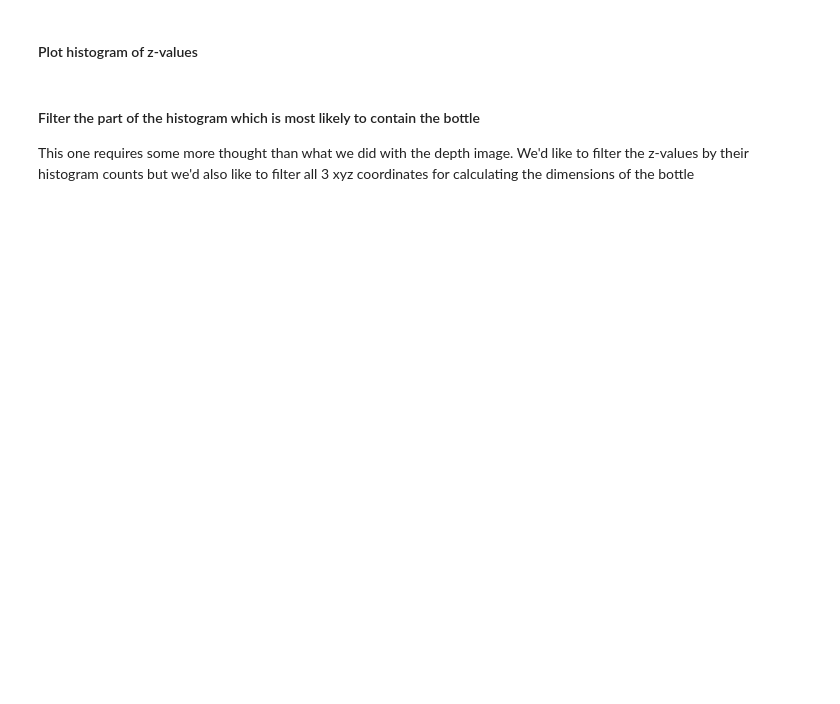
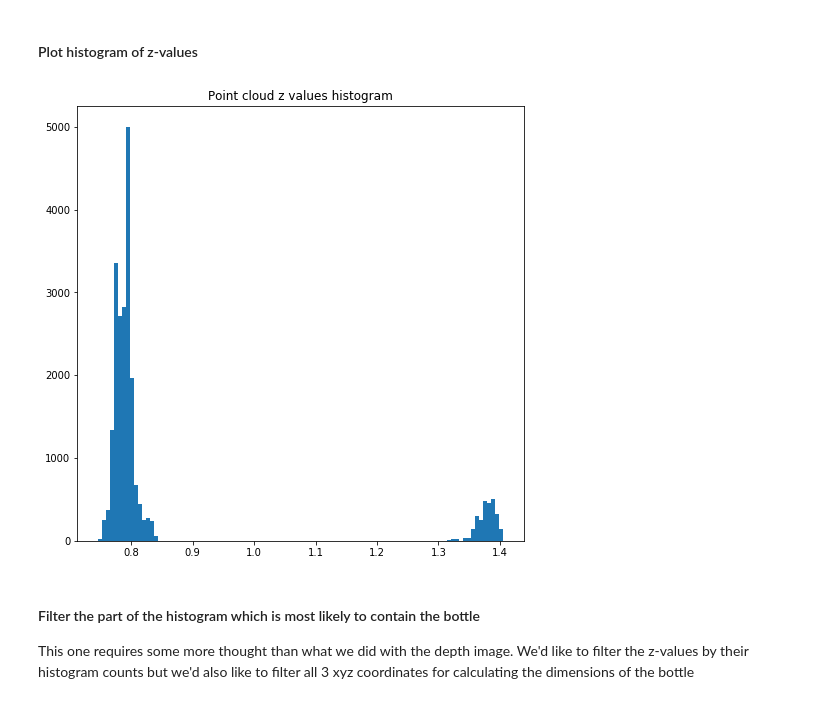
Before and after one commit to kylehounslow/bmw_2019, a Jupyter notebook: notebooks/object_measurement.ipynb, the cells around one changed output. Cells and saved outputs as stored; diff of their text form; code cells hidden in the pictures; blank space fills up the shorter version.

```diff
--- a/notebooks/object_measurement.ipynb
+++ b/notebooks/object_measurement.ipynb
@@ -435,9 +467,11 @@ ax3d.scatter(xs=xs, ys=zs, zs=ys)
 # %%
 plt.figure(figsize=(8,8))
 plt.title("Point cloud z values histogram")
-z_vals = pc_res_crop[:,:,2].flatten()
+z_vals = pc_crop[:,:,2].flatten()
 z_vals = z_vals[np.nonzero(z_vals)]  # remove zero values from depth
 counts_pc, values_pc, _ = plt.hist(z_vals, bins=100)
+# %% [output]
+[figure, added]
 # %% [markdown]
 #### Filter the part of the histogram which is most likely to contain the bottle
 This one requires some more thought than what we did with the depth image. We'd like to filter the z-values by their histogram counts but we'd also like to filter all 3 xyz coordinates for calculating the dimensions of the bottle
```
Also changed, not shown: parts of 35 cells of this notebook.
